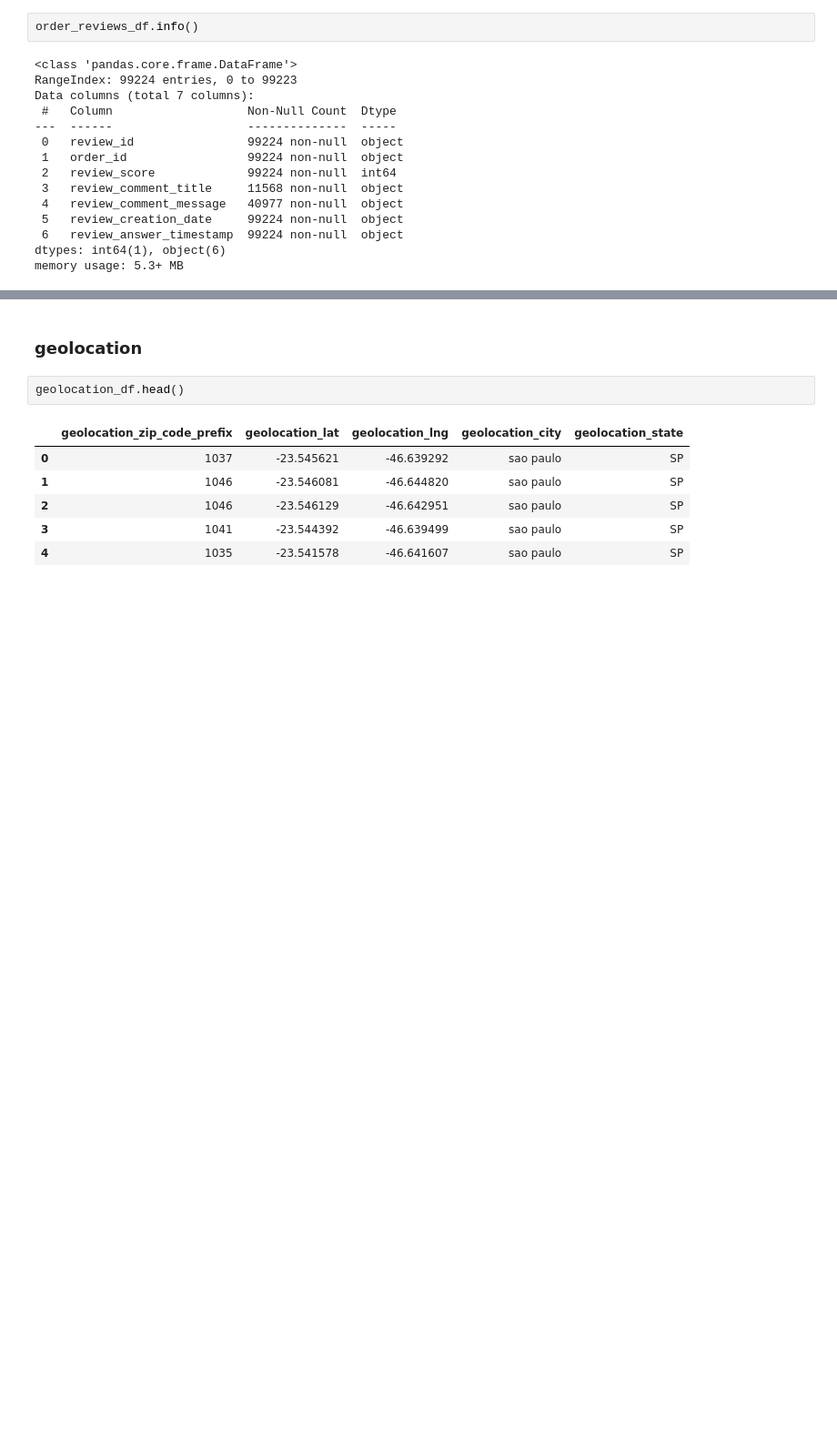
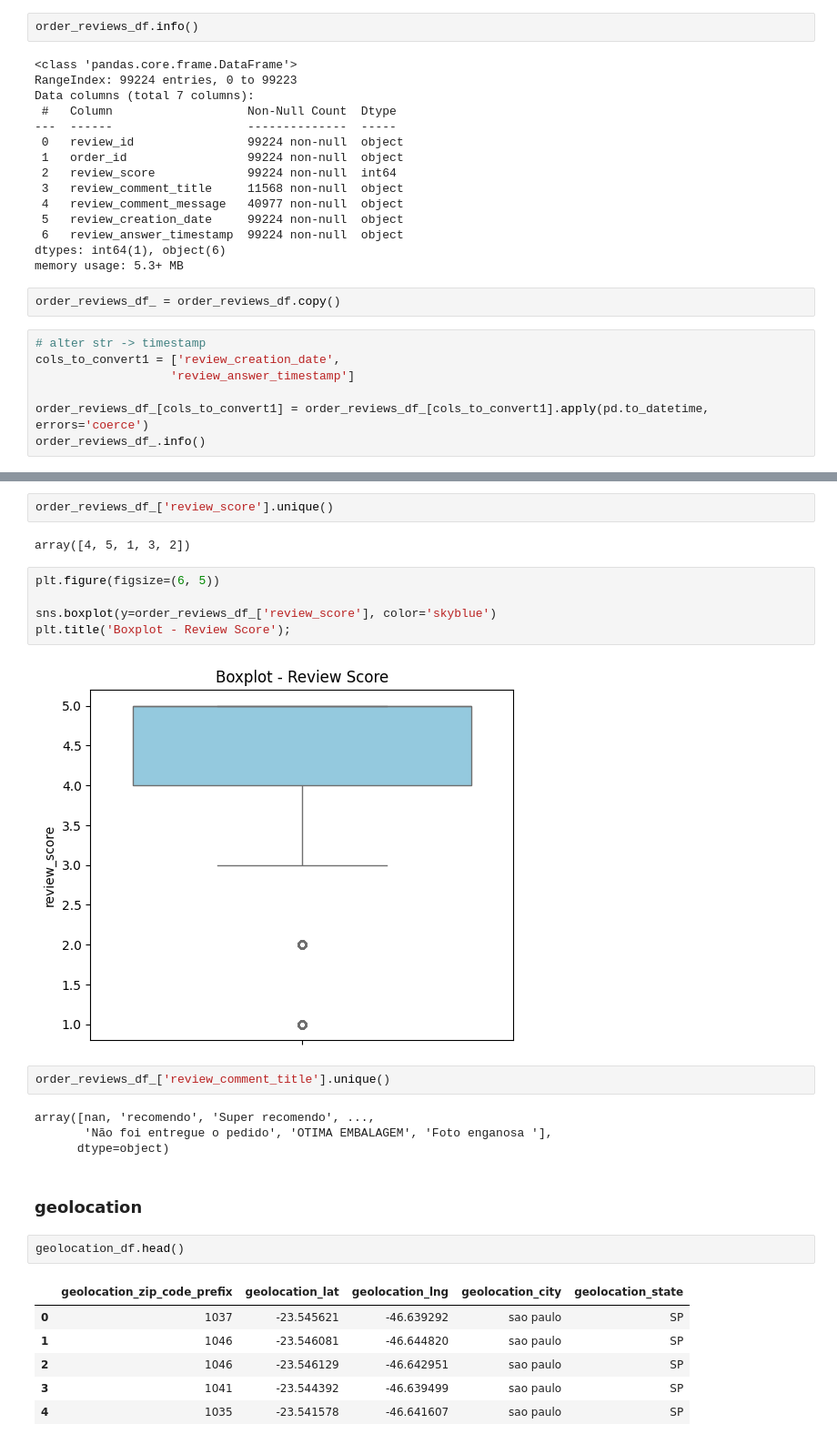
Before and after one commit to pathilink/triggo-ai_case, a Jupyter notebook: notebook/triggo_ai_prep.ipynb, the cells around one changed output, grey strips where cells are left out. Shown: that part at 91% size. Saved outputs shown, nothing was run; the diff lists cells and outputs as text; blank space fills up the shorter version.

```diff
--- a/notebook/triggo_ai_prep.ipynb
+++ b/notebook/triggo_ai_prep.ipynb
@@ -261,3 +515,12 @@ Data columns (total 7 columns):
  6   review_answer_timestamp  99224 non-null  object
 dtypes: int64(1), object(6)
 memory usage: 5.3+ MB
+# %%
+order_reviews_df_ = order_reviews_df.copy()
+# %%
+# alter str -> timestamp
+cols_to_convert1 = ['review_creation_date',
+                   'review_answer_timestamp']
+
+order_reviews_df_[cols_to_convert1] = order_reviews_df_[cols_to_convert1].apply(pd.to_datetime, errors='coerce')
+order_reviews_df_.info()
@@ -264,3 +551,20 @@ memory usage: 5.3+ MB
+# %%
+order_reviews_df_['review_score'].unique()
+# %% [output]
+array([4, 5, 1, 3, 2])
+# %%
+plt.figure(figsize=(6, 5))
+
+sns.boxplot(y=order_reviews_df_['review_score'], color='skyblue')
+plt.title('Boxplot - Review Score');
+# %% [output]
+[figure, added]
+# %%
+order_reviews_df_['review_comment_title'].unique()
+# %% [output]
+array([nan, 'recomendo', 'Super recomendo', ...,
+       'Não foi entregue o pedido', 'OTIMA EMBALAGEM', 'Foto enganosa '],
+      dtype=object)
 # %% [markdown]
 ### geolocation
 # %%
```
Also changed, not shown: parts of 32 cells of this notebook.
